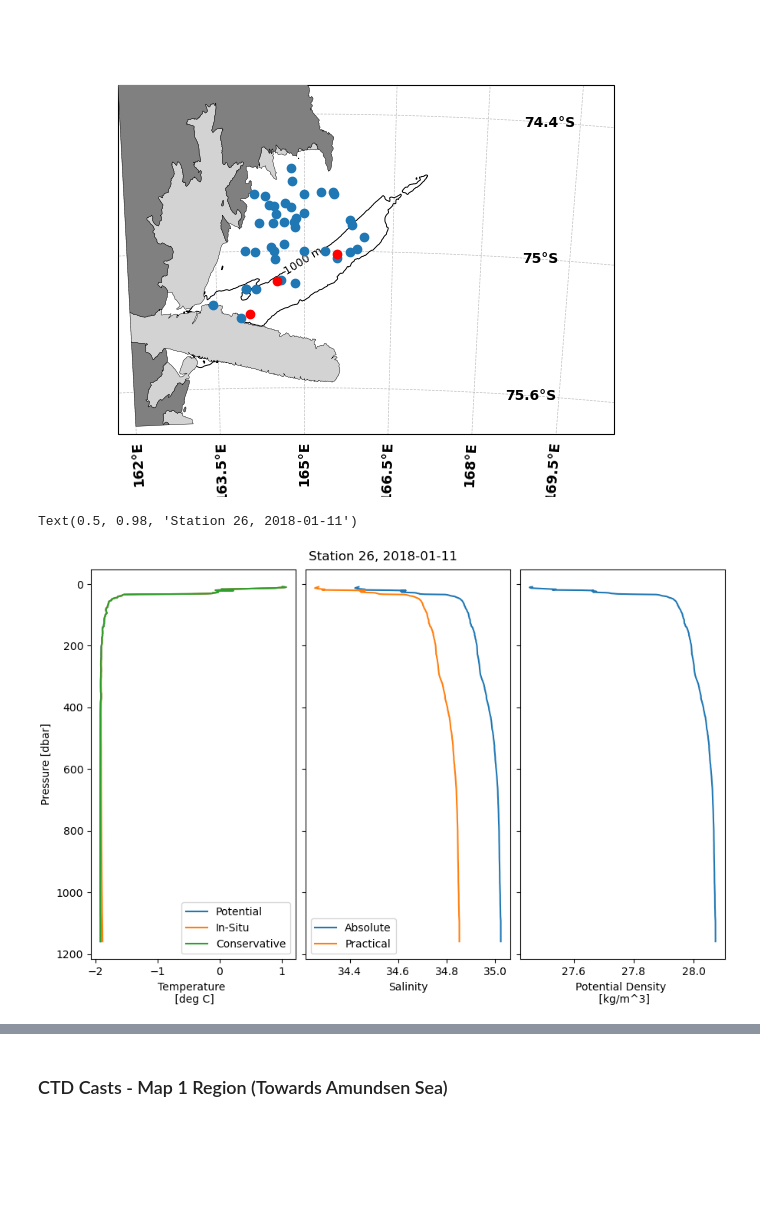
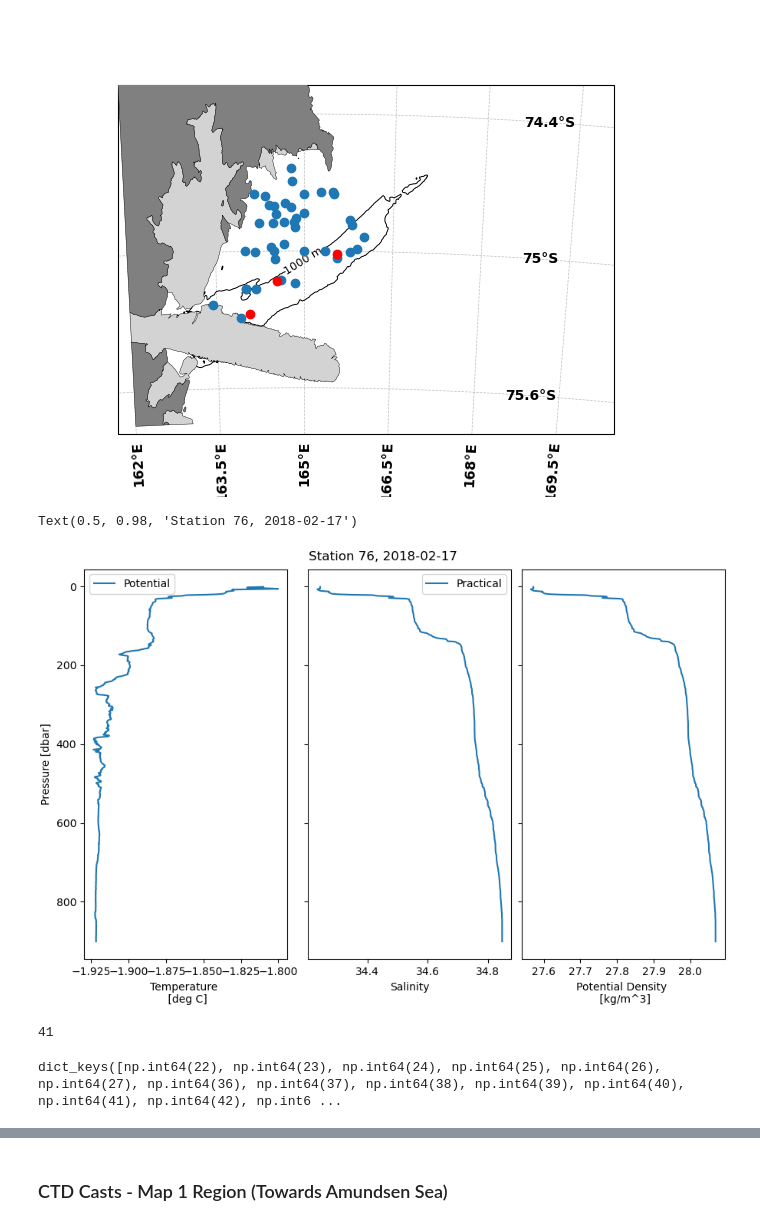
Before and after one commit to MackenzieBlanusa/TNB_tools, a Jupyter notebook: MastersThesis/rotaryspectra_ctd.ipynb, the cells around one changed output, grey strips where cells are left out. Cells and saved outputs as stored; diff of their text form; code cells hidden in the pictures; blank space fills up the shorter version.

```diff
--- a/MastersThesis/rotaryspectra_ctd.ipynb
+++ b/MastersThesis/rotaryspectra_ctd.ipynb
@@ -409,8 +502,11 @@ Text(0.5, 0, 'Period (hours)')
 # %% [markdown]
 ### CTD data
 # %%
-# load data - MAC
-df = pd.read_csv('/Users/mackenzie/Documents/Research/PhD/TNB_Research/data/ctd_012018_palmer.csv')
+# Load data - DELL
+df = pd.read_csv("/Users/mblan/Documents/research/data/ctd.csv")
+
+# # load data - MAC
+# df = pd.read_csv('/Users/mackenzie/Documents/Research/PhD/TNB_Research/data/ctd_012018_palmer.csv')
 
 # Use station as the only dimension
 ds = df.set_index('Station').to_xarray()
@@ -494,7 +569,7 @@ for i, st in enumerate(station_vals):
     count[st] = count.get(st, 0) + 1
 
 # 3. Attach sample as a coordinate on obs
-ds_sub2 = ds_sub2.assign_coords(sample=('obs', sample))
+ds1 = ds1.assign_coords(sample=('obs', sample))
 
 # 4. Reshape from long -> 2D
 ds2 = ds1.set_index(obs=['station', 'sample']).unstack('obs')
@@ -723,37 +798,37 @@ ax.scatter(D_lon,D_lat,transform=ccrs.PlateCarree(),
 <matplotlib.collections.PathCollection at 0x...>
 [figure]
 # %%
-station = 26
+station = 76
 ds_st = ds_sub.sel(station=station)
 
 fig, axes = plt.subplots(1, 3, figsize=(9,6), constrained_layout=True, sharey=True)
 
 # 1st panel
 axes[0].plot(ds_st.Potential_Temperature, ds_st.Pressure,label='Potential')
-axes[0].plot(ds_st.Temperature, ds_st.Pressure,label='In-Situ')
-axes[0].plot(ds_st.Conservative_Temperature, ds_st.Pressure,label='Conservative')
+# axes[0].plot(ds_st.Temperature, ds_st.Pressure,label='In-Situ')
+# axes[0].plot(ds_st.Conservative_Temperature, ds_st.Pressure,label='Conservative')
 axes[0].legend()
 axes[0].set_xlabel('Temperature \n [deg C]')
 axes[0].set_ylabel('Pressure [dbar]')
 axes[0].invert_yaxis()
 
 # 2nd panel
-axes[1].plot(ds_st.Absolute_Salinity, ds_st.Pressure,label='Absolute')
+# axes[1].plot(ds_st.Absolute_Salinity, ds_st.Pressure,label='Absolute')
 axes[1].plot(ds_st.Salinity, ds_st.Pressure,label='Practical')
 axes[1].legend()
 axes[1].set_xlabel('Salinity')
 axes[1].invert_yaxis()
 
 # 3rd panel
 axes[2].plot(ds_st.Potential_Density, ds_st.Pressure)
 axes[2].set_xlabel('Potential Density \n [kg/m^3]')
 axes[2].invert_yaxis()
 
 # Title
 st_num = ds_st.station.item()
 date = ds_sub.Date.sel(station=station).isel(sample=0).item()
 
 fig.suptitle(f'Station {st_num}, {date}')
 # %% [output]
-Text(0.5, 0.98, 'Station 26, 2018-01-11')
+Text(0.5, 0.98, 'Station 76, 2018-02-17')
-[figure, old version]
+[figure, new version]
@@ -759,0 +874,9 @@ Text(0.5, 0.98, 'Station 26, 2018-01-11')
+# %%
+len(casts)
+# %% [output]
+41
+# %%
+# these are the stations
+casts.keys()
+# %% [output]
+dict_keys([np.int64(22), np.int64(23), np.int64(24), np.int64(25), np.int64(26), np.int64(27), np.int64(36), np.int64(37), np.int64(38), np.int64(39), np.int64(40), np.int64(41), np.int64(42), np.int6 ...
```
Also changed, not shown: parts of 94 cells of this notebook.
